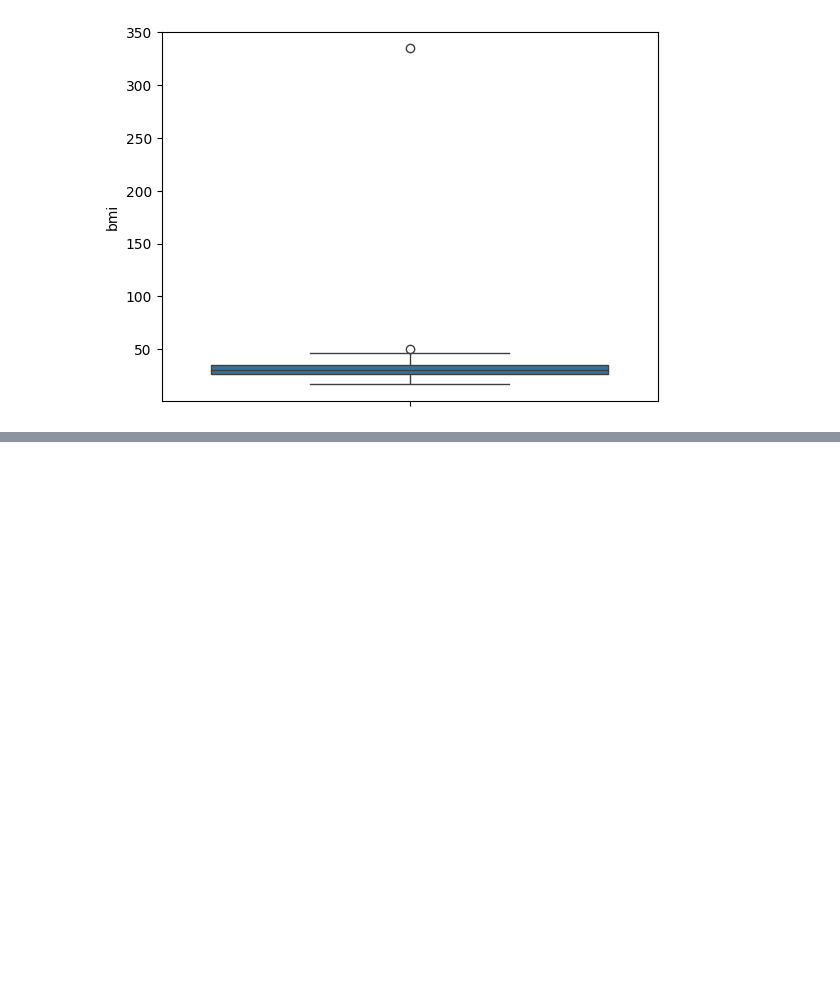
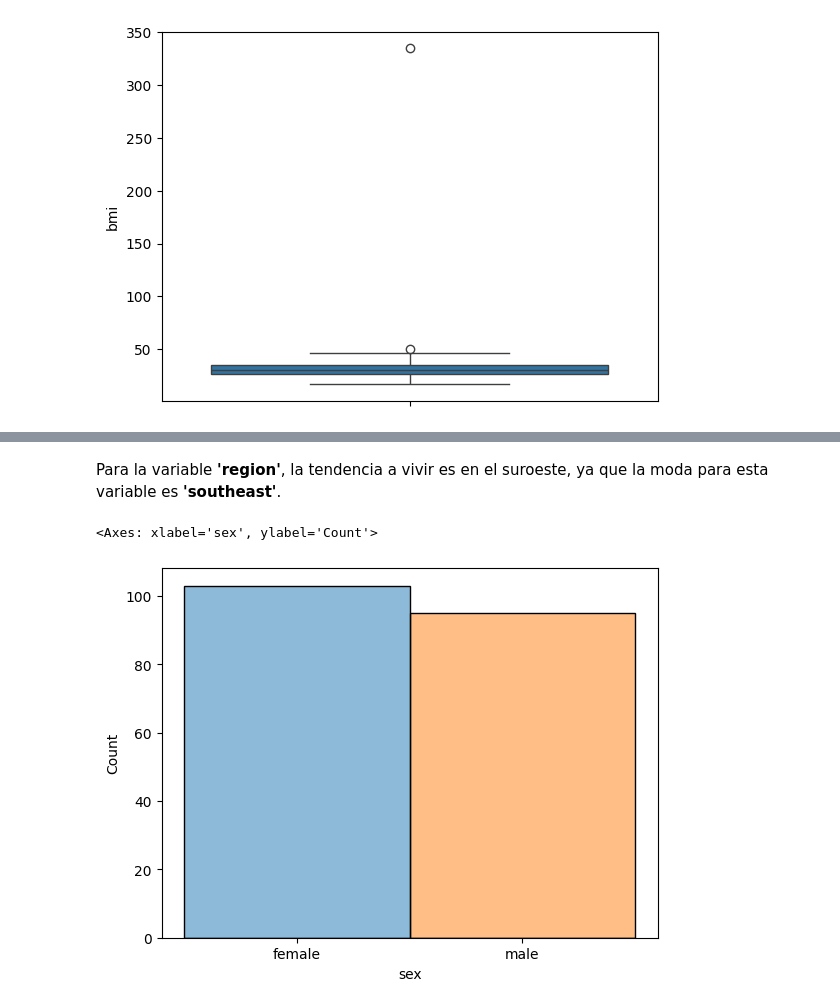
Before and after one commit to m0xn/ensurance-lr, a Jupyter notebook: actividades/proyecto-final.ipynb, the cells around one changed output, grey strips where cells are left out. Drawn from its saved outputs; the diff is of its cells as text; code cells hidden in the pictures; blank space fills up the shorter version.

```diff
--- a/actividades/proyecto-final.ipynb
+++ b/actividades/proyecto-final.ipynb
@@ -97,0 +133,9 @@ Para la variable **'bmi'**, la presencia de **outliers** es claramente notable.
+# %% [markdown]
+Para la variable **'region'**, la tendencia a vivir es en el suroeste, ya que la moda para esta variable es **'southeast'**.
+# %%
+# Para la variable 'sex'
+col = df['sex']
+histplot(data=df, x=col, hue=col, legend=False)
+# %% [output]
+<Axes: xlabel='sex', ylabel='Count'>
+[figure, added]
```
Also changed, not shown: parts of 11 cells of this notebook.
